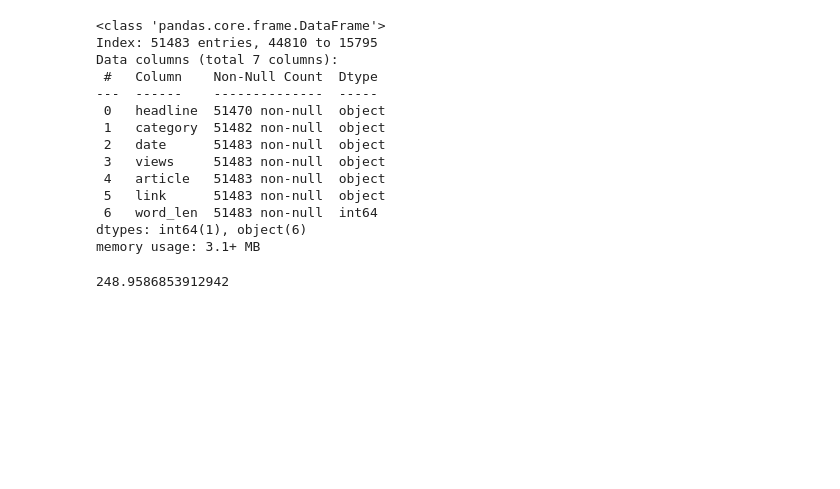
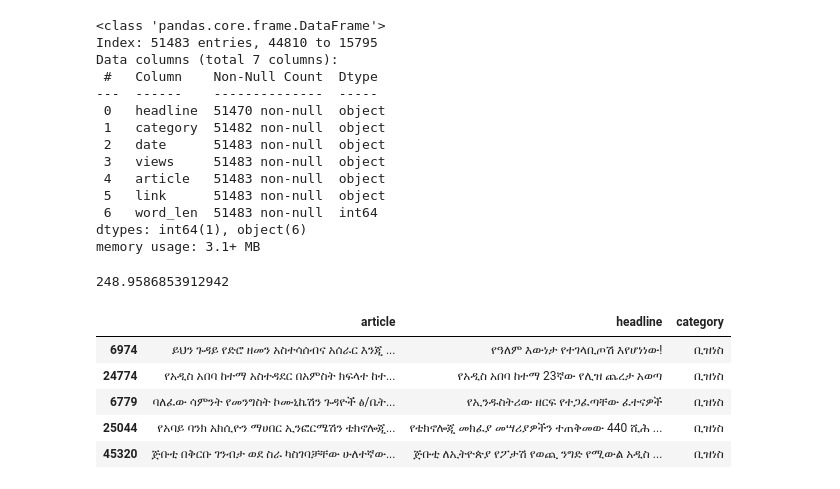
Before and after one commit to Basliel-Amsalu/iCog-Labs, a Jupyter notebook: nanoGPT/train.ipynb, the cells around one changed output. Cells and saved outputs as stored; diff of their text form; code cells hidden in the pictures; blank space fills up the shorter version.

```diff
--- a/nanoGPT/train.ipynb
+++ b/nanoGPT/train.ipynb
@@ -152 +149,15 @@ n_data.head()
+# %%
+n_data = data[['article','headline', 'category']]
+n_data_filtered = n_data[n_data['category'] == 'ቢዝነስ']
+n_data_filtered.head()
+
+# n_data_filtered['content'] = n_data_filtered['content'].apply(remove_english)
+# 'ፖለቲካ', 'ሀገር አቀፍ ዜና', 'ስፖርት', 'ዓለም አቀፍ ዜና', 'ቢዝነስ', 'መዝናኛ'
+# %% [output]
+|  | article | headline | category |
+| 6974 | ይህን ጉዳይ የድሮ ዘመን አስተሳሰብና አሰራር እንጂ ... | የዓለም እውነታ የተገላቢጦሽ እየሆነነው! | ቢዝነስ |
+| 24774 | የአዲስ አበባ ከተማ አስተዳደር በአምስት ክፍላተ ከተ... | የአዲስ አበባ ከተማ 23ኛው የሊዝ ጨረታ አወጣ | ቢዝነስ |
+| 6779 | ባለፈው ሳምንት የመንግስት ኮሙኒኬሽን ጉዳዮች ፅ/ቤት... | የኢንዱስትሪው ዘርፍ የተጋፈጣቸው ፈተናዎች | ቢዝነስ |
+| 25044 | የአባይ ባንክ አክሲዮን ማሀበር ኢንፎርሜሽን ቴክኖሎጂ... | የቴክኖሎጂ መክፈያ መሣሪያዎችን ተጠቅመው 440 ሺሕ ... | ቢዝነስ |
+| 45320 | ጅቡቲ በቅርቡ ገንብታ ወደ ስራ ካስገባቻቸው ሁለተኛው... | ጅቡቲ ለኢትዮጵያ የፖታሽ የወጪ ንግድ የሚውል አዲስ ... | ቢዝነስ |
 # %%
```
Also changed, not shown: parts of 7 cells of this notebook.
